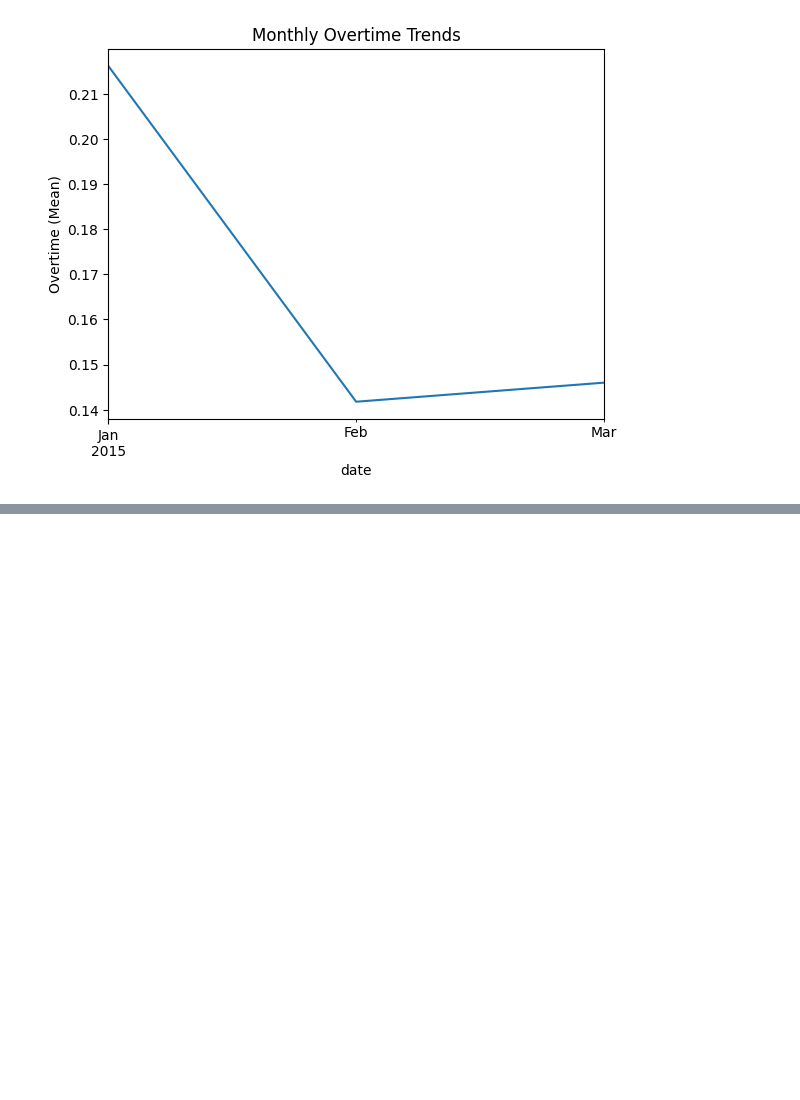
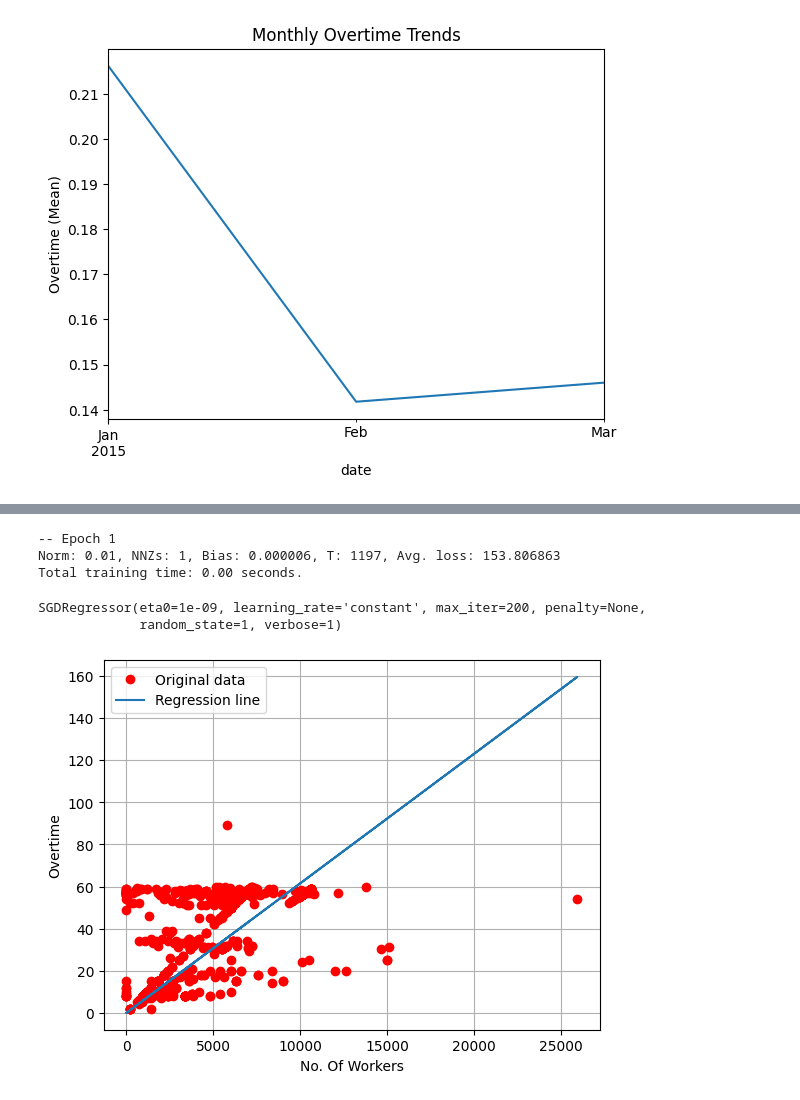
Before and after one commit to jordanchong911/Garments, a Jupyter notebook: garments.ipynb, the cells around one changed output, grey strips where cells are left out. Drawn from its saved outputs; the diff is of its cells as text; code cells hidden in the pictures; blank space fills up the shorter version.

Commit message:
intial model

```diff
--- a/garments.ipynb
+++ b/garments.ipynb
@@ -314,0 +355,26 @@ plt.show()
+# %%
+model = SGDRegressor(eta0= 0.000000001, max_iter=200, penalty= None, learning_rate= 'constant', random_state=1, verbose=1)
+# %%
+model.partial_fit(X_garments, y_garments)
+# %% [output]
+-- Epoch 1
+Norm: 0.01, NNZs: 1, Bias: 0.000006, T: 1197, Avg. loss: 153.806863
+Total training time: 0.00 seconds.
+SGDRegressor(eta0=1e-09, learning_rate='constant', max_iter=200, penalty=None,
+             random_state=1, verbose=1)
+# %%
+y_predicted = model.predict(X_garments)
+# %%
+# Write your code here
+fig, ax4 = plt.subplots()
+ax4.plot(X_garments, y_garments, 'ro', label='Original data')
+
+line4, = ax4.plot(X_garments, y_predicted, label='Regression line')
+
+plt.ylabel('Overtime')
+plt.xlabel('No. Of Workers')
+ax4.legend()
+plt.grid()
+plt.show()
+# %% [output]
+[figure, added]
```
Also changed, not shown: parts of 11 cells of this notebook.
